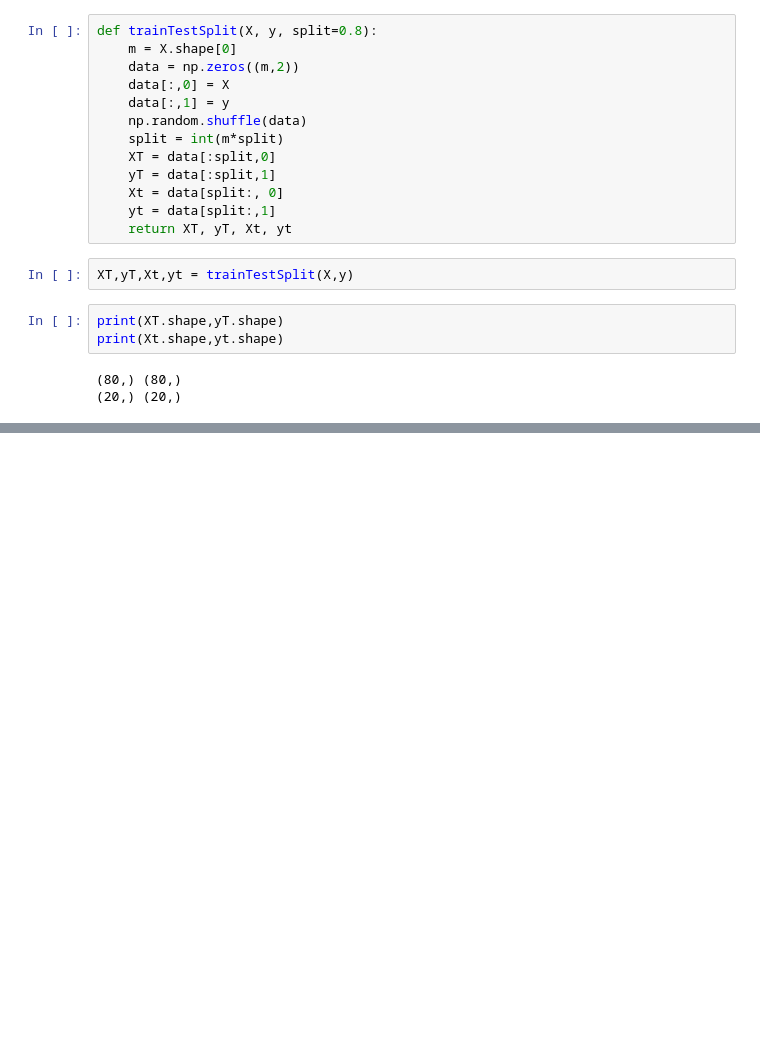
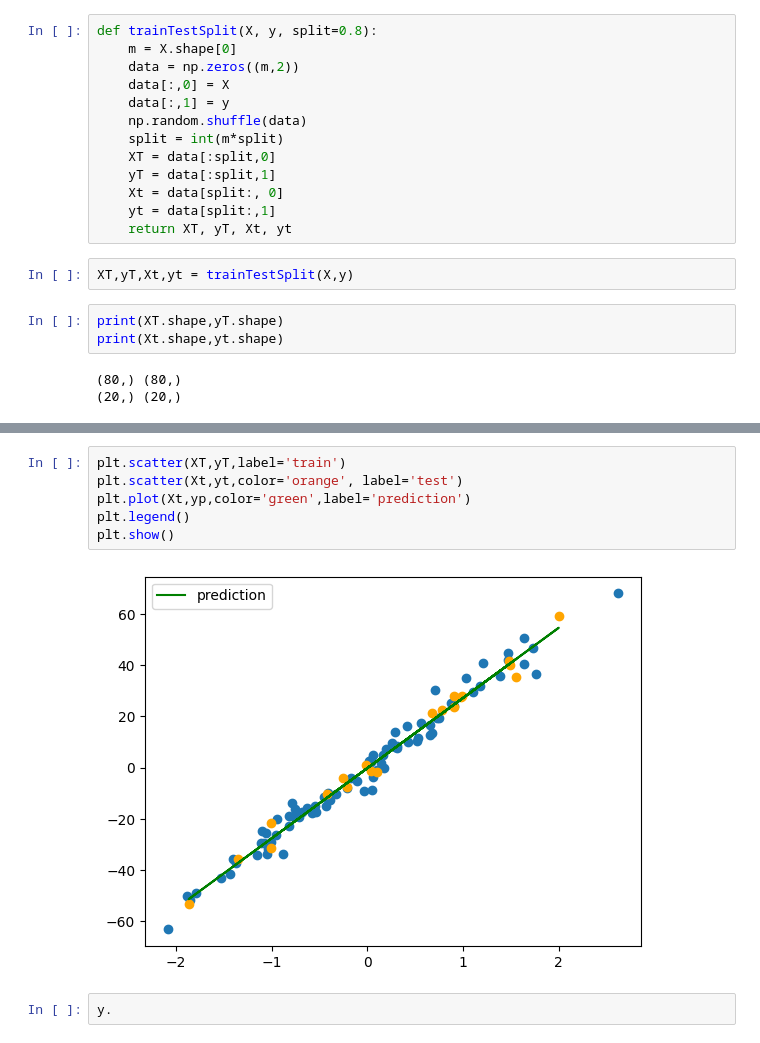
Before and after one commit to christianrss/data_science_stuff, a Jupyter notebook: machine_learning/linear_regression.ipynb, the cells around one changed output, grey strips where cells are left out. Saved outputs shown, nothing was run; the diff lists cells and outputs as text; blank space fills up the shorter version.

```diff
--- a/machine_learning/linear_regression.ipynb
+++ b/machine_learning/linear_regression.ipynb
@@ -78,0 +125,10 @@ def hypothesis(X,theta):
+# %%
+plt.scatter(XT,yT,label='train')
+plt.scatter(Xt,yt,color='orange', label='test')
+plt.plot(Xt,yp,color='green',label='prediction')
+plt.legend()
+plt.show()
+# %% [output]
+[figure, added]
+# %%
+y.
```
Also changed, not shown: parts of 13 cells of this notebook.
